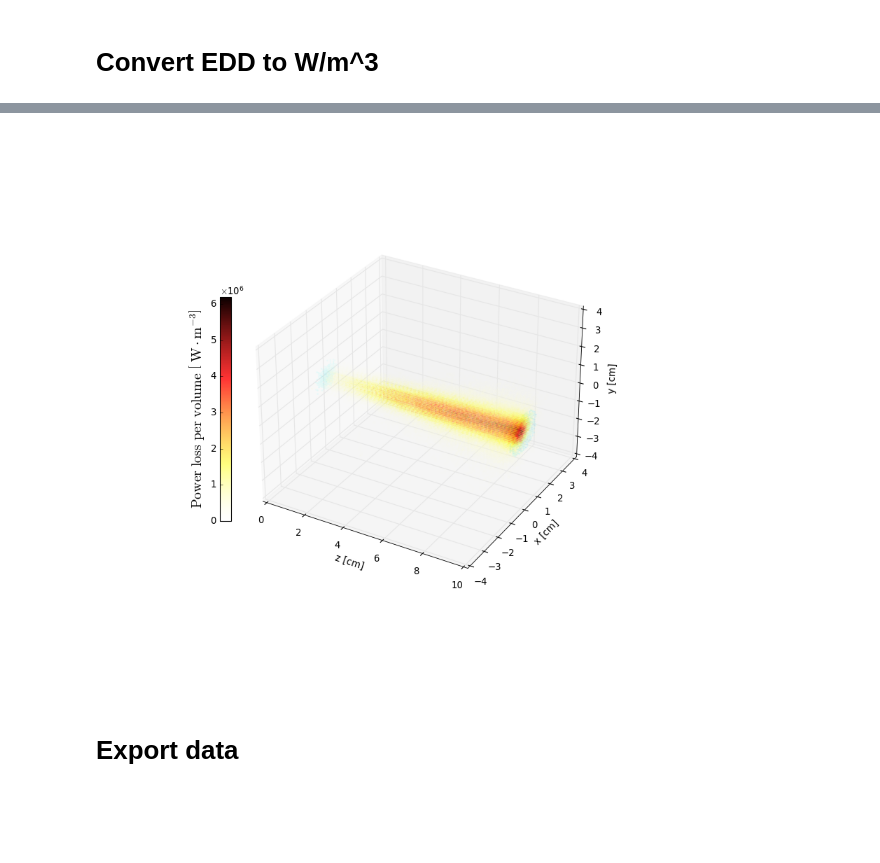
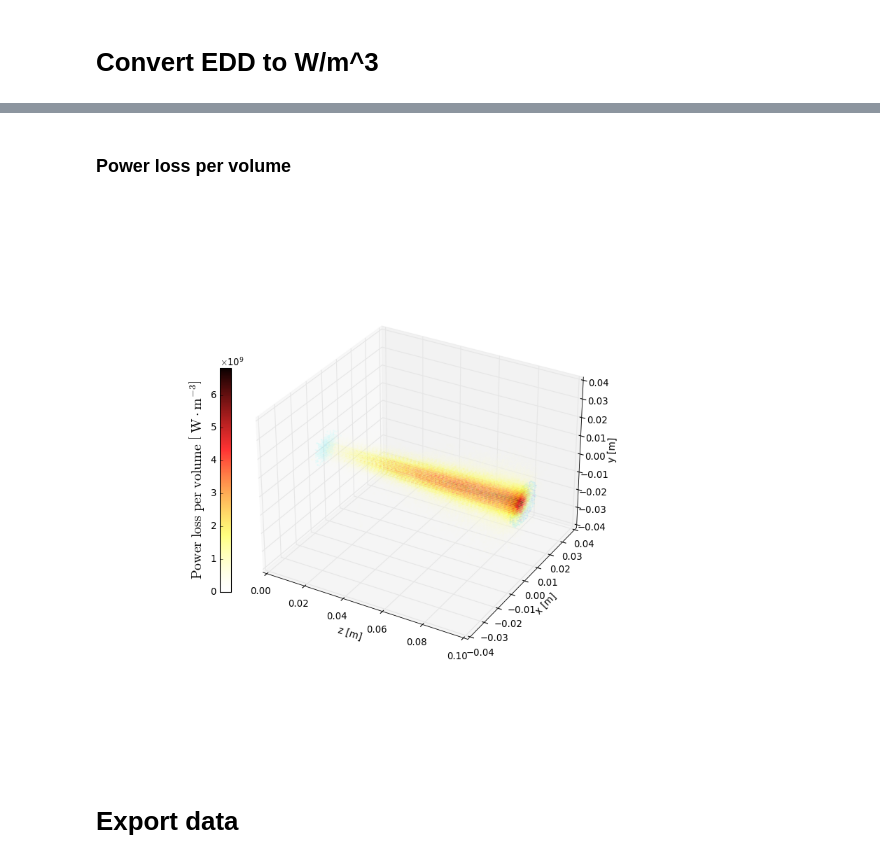
Before and after one commit to MaxVarverakis/G4Bl-LXeSims, a Jupyter notebook: analysis/convert_to_PowerPerVol.ipynb, the cells around one changed output, grey strips where cells are left out. Drawn from its saved outputs; the diff is of its cells as text; code cells hidden in the pictures; blank space fills up the shorter version.

Commit message:
Converted EDD data to W/m^3

```diff
--- a/analysis/convert_to_PowerPerVol.ipynb
+++ b/analysis/convert_to_PowerPerVol.ipynb
@@ -26,8 +26,6 @@ def customCMAP(names = ['hot_r', 'cool', 'bone_r', 'pink_r', 'plasma_r'], ncolor
 
 customCMAP()
 
-scaled = False
-
 # Electron charge in C
 e_charge = 1.602176634e-19
 
@@ -42,13 +40,19 @@ density = {
     'Al' : 2.699 * 1e6, # g/m^3
 }
 
-n_electrons_per_pulse = 4.8e-9 / e_charge / 20 # 20 beam pulses per bunch train
+# n_electrons_per_pulse = n_incident / 20 # 20 beam pulses per bunch train WRONG ==> 1.25e9 e- per pulse
+n_electrons_per_pulse = 66 * n_incident # 2.5e10 e- per bunch, 66 bunches in a pulse
 pulse_time_sep = 3.3e-3 # 3.3 ms between pulses
 # %%
+scaled = False
 material = 'Be'
 thickness = '0.5'
 path = f'/Users/max/SLAC Fall 2024/LXeSims/{material}_sigmaR_3mm_thickness_{thickness}mm'
 
+cols = 'x y z Px Py Pz t PDGid EventID TrackID ParentID Weight'.split(' ')
+
 df_LXe = pd.read_csv(path + '/LXe.csv')
 df_Entrance = pd.read_csv(path + '/entrance_window.csv')
 df_Exit = pd.read_csv(path + '/exit_window.csv')
+
+df_shower = pd.read_csv(path + '/zWinDet.txt', skiprows=2, header=0, delim_whitespace=True, names=cols)
@@ -58,6 +110,9 @@ df_Exit = pd.read_csv(path + '/exit_window.csv')
 window_scale_and_conversion_factor = (1 / ILC_scale) * n_electrons_per_pulse * density[material] / pulse_time_sep
 LXe_scale_and_conversion_factor = (1 / ILC_scale) * n_electrons_per_pulse * density['LXe'] / pulse_time_sep
 #                                  ^ normalize      ^ scale to beam pulse   ^ (J/g) * g/m^3 * 1/s = W/m^3
+
+# 0.5mm-thick window subvolume = 0.0005 cm^3 = 0.0000000005 m^3
+# LXe subvolume = 0.002 cm^3 = 0.000000002 m^3
 
 if not scaled:
     scaled = True
@@ -65,3 +120,9 @@ if not scaled:
     df_LXe['EDD'     ] *= LXe_scale_and_conversion_factor
     df_Entrance['EDD'] *= window_scale_and_conversion_factor
     df_Exit['EDD'    ] *= window_scale_and_conversion_factor
+
+    # convert x,y,z [cm] to [m]
+    for df in [df_LXe, df_Entrance, df_Exit]:
+        df['x']*= 1e-2
+        df['y']*= 1e-2
+        df['z']*= 1e-2
@@ -68,26 +154,28 @@ if not scaled:
+# %% [markdown]
+### Power loss per volume
 # %%
 X,Y = np.meshgrid(np.unique(df_LXe['x']), np.unique(df_LXe['y']))
 
 plt.close()
 fig, ax = plt.subplots(subplot_kw={"projection": "3d"}, figsize=(10,10))
 img = ax.scatter(df_LXe['z'], df_LXe['x'], df_LXe['y'], c=df_LXe['EDD'], marker='o', s=5, cmap='hot_rT', edgecolors='none')
-ax.scatter(df_Entrance['z'], df_Entrance['x'], df_Entrance['y'], c=df_Entrance['EDD'], marker='o', s=5, cmap='coolT', edgecolors='none', vmax = 6e6)
-ax.scatter(df_Exit['z'], df_Exit['x'], df_Exit['y'], c=df_Exit['EDD'], marker='o', s=5, cmap='coolT', edgecolors='none', vmax = 6e6)
+ax.scatter(df_Entrance['z'], df_Entrance['x'], df_Entrance['y'], c=df_Entrance['EDD'], marker='o', s=5, cmap='coolT', edgecolors='none', vmax = 4e9)
+ax.scatter(df_Exit['z'], df_Exit['x'], df_Exit['y'], c=df_Exit['EDD'], marker='o', s=5, cmap='coolT', edgecolors='none', vmax = 4e9)
 
 cb = fig.colorbar(img, ax=ax, pad=0.01, shrink=.5, location='left')
 cb.set_label(label=r'$\mathrm{Power\ loss\ per\ volume}\ \left[\ \mathrm{W}\cdot \mathrm{m}^{-3}\right]$', fontsize=18)
 cb.formatter.set_useMathText(True)
 cb.formatter.set_powerlimits((0, 0))
 
-ax.set_xlabel('z [cm]')
-ax.set_ylabel('x [cm]')
-ax.set_zlabel('y [cm]')
+ax.set_xlabel('z [m]')
+ax.set_ylabel('x [m]')
+ax.set_zlabel('y [m]')
 
-ax.set_xlim(0, 10)
+ax.set_xlim(0, 0.1)
 
 plt.show()
 # %% [output]
-[figure, old version]
+[figure, new version]
 # %% [markdown]
 # Export data
 # %%
```
Also changed, not shown: parts of 7 cells of this notebook, 4 other files.
